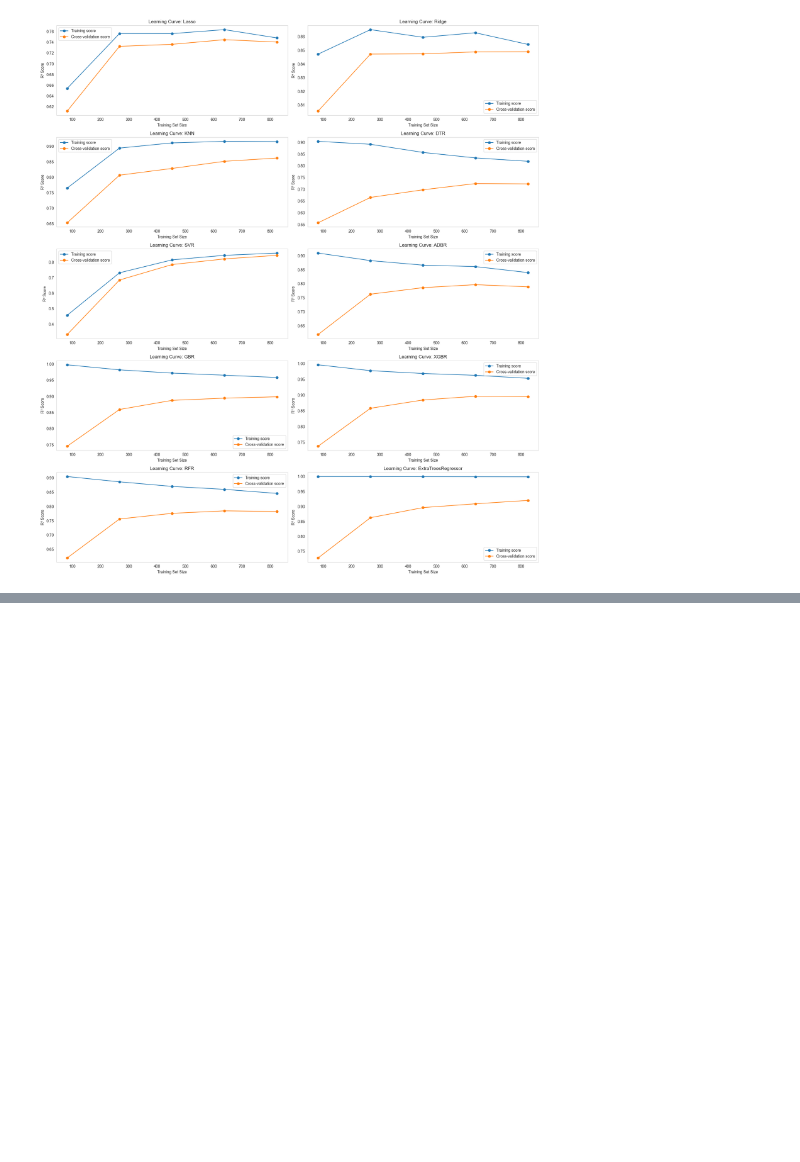
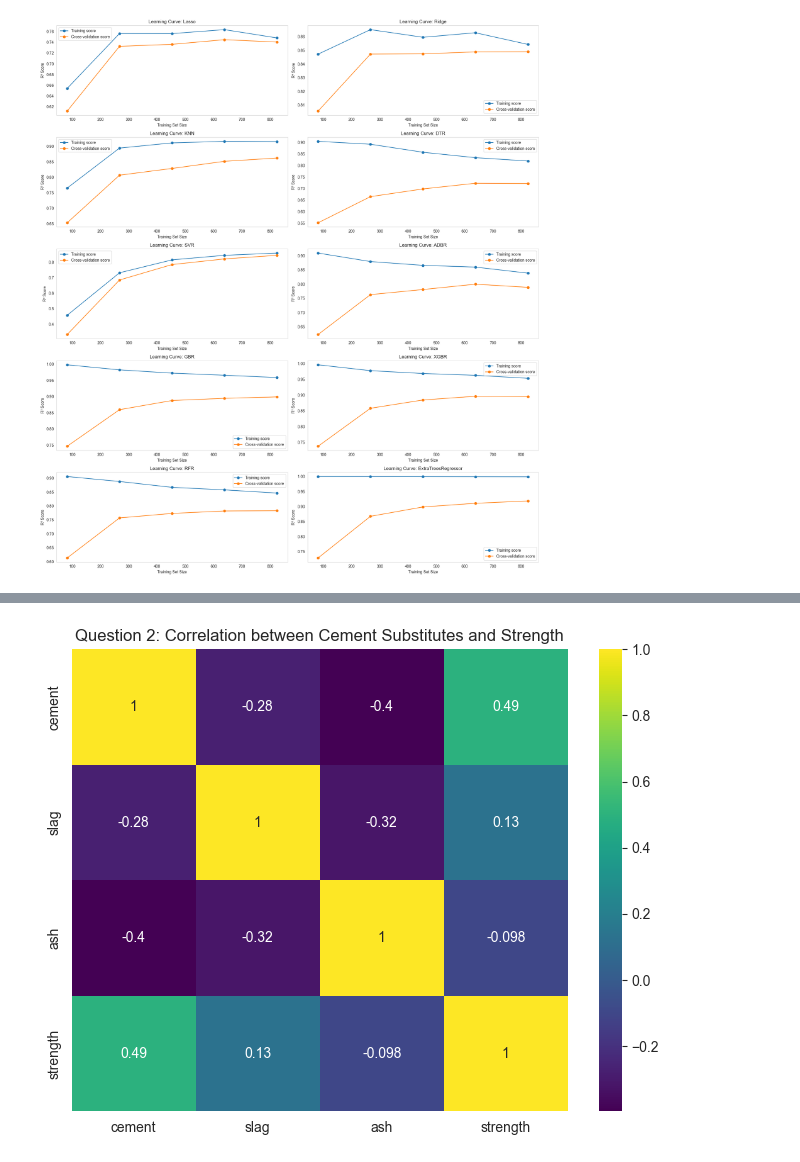
Before and after one commit to Sohail-m09/Cement_Strength_model, a Jupyter notebook: research/Model.ipynb, the cells around one changed output, grey strips where cells are left out. Cells and saved outputs as stored; diff of their text form; code cells hidden in the pictures; blank space fills up the shorter version.

```diff
--- a/research/Model.ipynb
+++ b/research/Model.ipynb
@@ -580,0 +595,11 @@ pickle.dump(model, open(f'{name}_model.pkl', 'wb'))
+# %%
+# Q.2) # Check correlation specifically for additives
+additives = ['cement', 'slag', 'ash', 'strength']
+correlation_matrix = df[additives].corr()
+
+plt.figure(figsize=(8, 6))
+sns.heatmap(correlation_matrix, annot=True, cmap='viridis')
+plt.title('Question 2: Correlation between Cement Substitutes and Strength')
+plt.show()
+# %% [output]
+[figure, added]
```
Also changed, not shown: parts of 10 cells of this notebook, 3 other files.
